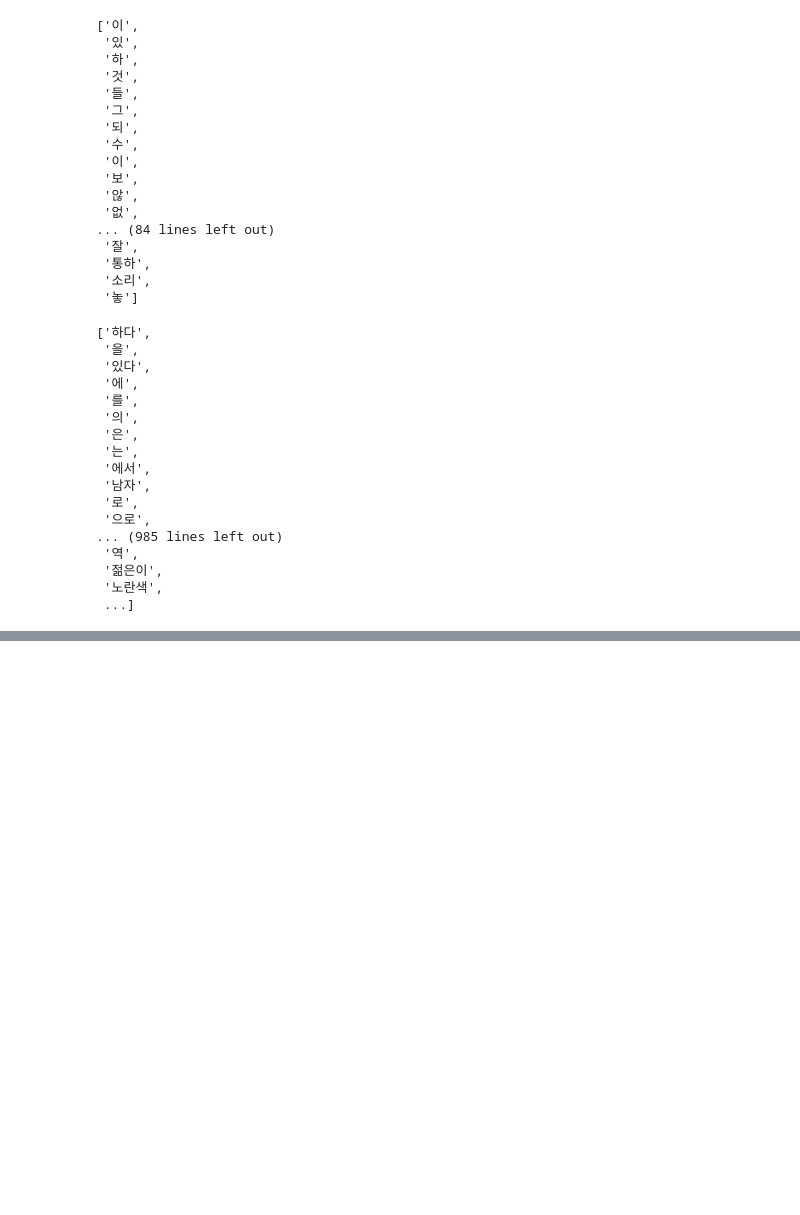
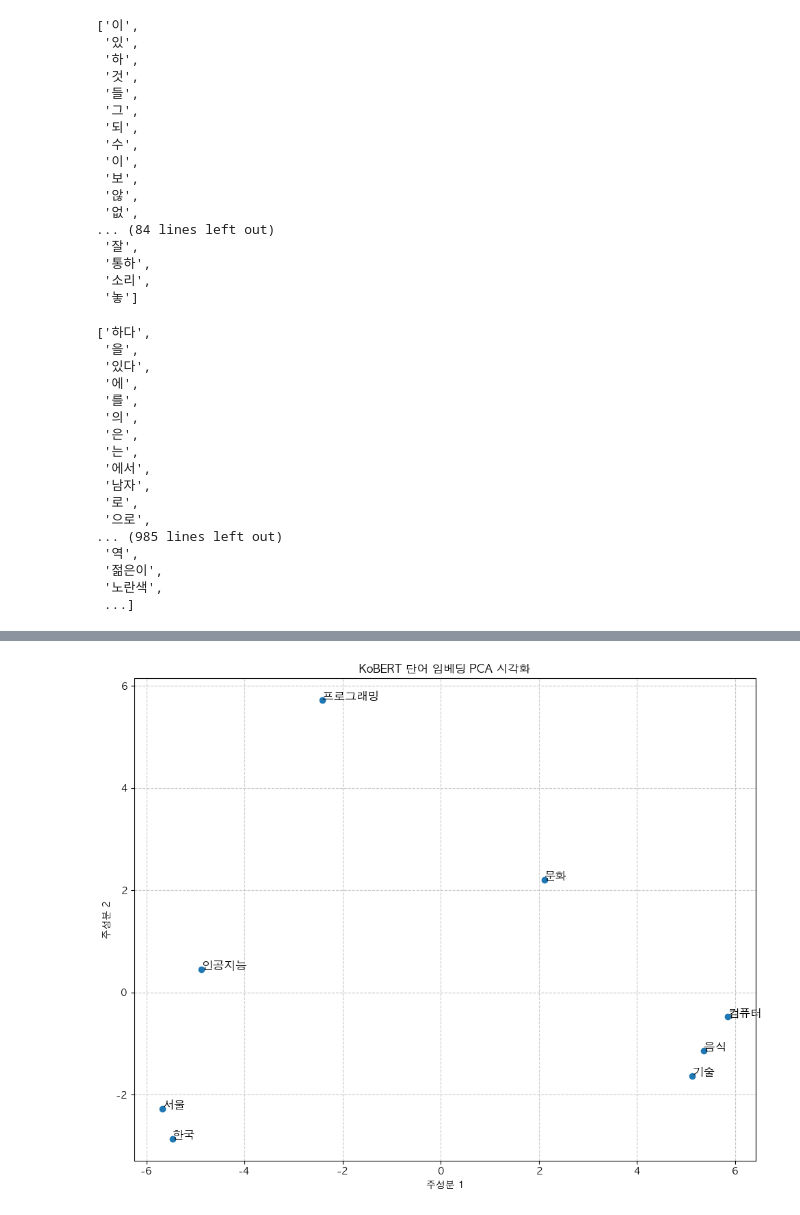
Before and after one commit to irregular6612/w2v-visualization, a Jupyter notebook: main.ipynb, the cells around one changed output, grey strips where cells are left out. Cells and saved outputs as stored; diff of their text form; code cells hidden in the pictures; blank space fills up the shorter version.

Commit message:
bert

```diff
--- a/main.ipynb
+++ b/main.ipynb
@@ -257,0 +242,17 @@ NameError: name 'df' is not defined
+# %%
+# 필요한 라이브러리 임포트
+import torch
+from transformers import BertModel
+import numpy as np
+import matplotlib.pyplot as plt
+from kobert_tokenizer import KoBERTTokenizer
+tokenizer = KoBERTTokenizer.from_pretrained('skt/kobert-base-v1', sp_model_kwargs={'nbest_size': -1, 'alpha': 0.6, 'enable_sampling': True})
+tokenizer.encode("한국어 모델을 공유합니다.")
+
+
+model = BertModel.from_pretrained('skt/kobert-base-v1')
+text = "한국어 모델을 공유합니다."
+inputs = tokenizer.batch_encode_plus([text])
+out = model(input_ids = torch.tensor(inputs['input_ids']),
+              attention_mask = torch.tensor(inputs['attention_mask']))
+out.pooler_output.shape
@@ -257,0 +284,73 @@ NameError: name 'df' is not defined
+# %%
+from sklearn.decomposition import PCA
+from sklearn.metrics.pairwise import cosine_similarity
+def get_word_embeddings(words, model, tokenizer):
+    """
+    단어 리스트에서 임베딩을 추출합니다.
+
+    Args:
+        words: 임베딩을 추출할 단어 리스트
+        model: 사전 훈련된 모델
+        tokenizer: 모델에 맞는 토크나이저
+
+    Returns:
+        단어별 임베딩 (numpy 배열)
+    """
+    model.eval()
+    word_embeddings = {}
+
+    for word in words:
+        # 토큰화
+        inputs = tokenizer(word, return_tensors="pt")
+
+        # 그래디언트 계산 없이 순전파
+        with torch.no_grad():
+            outputs = model(**inputs)
+
+        # 단어 토큰의 임베딩 추출 (첫 번째 토큰 사용)
+        # 서브워드 토크나이징으로 인해 하나의 단어가 여러 토큰으로 나뉠 수 있음
+        tokens = tokenizer.convert_ids_to_tokens(inputs['input_ids'][0])
+        token_embeddings = outputs.last_hidden_state[0].numpy()
+
+        # 첫 번째 토큰(서브워드)의 임베딩만 사용
+        # [CLS] 토큰을 제외하고 실제 단어의 첫 번째 토큰은 인덱스 1에 위치
+        word_embeddings[word] = token_embeddings[1]
+
+    return word_embeddings
+
+# 테스트할 한국어 단어들
+words = ["한국", "서울", "인공지능", "컴퓨터", "프로그래밍", "음식", "문화", "기술"]
+
+# 단어 임베딩 추출
+word_embeddings = get_word_embeddings(words, model, tokenizer)
+
+# 단어 임베딩 시각화 (2D PCA)
+word_vectors = np.array([word_embeddings[word] for word in words])
+pca = PCA(n_components=2)
+word_embeddings_2d = pca.fit_transform(word_vectors)
+
+plt.figure(figsize=(10, 8))
+plt.scatter(word_embeddings_2d[:, 0], word_embeddings_2d[:, 1], marker='o')
+
+for i, word in enumerate(words):
+    plt.annotate(word, (word_embeddings_2d[i, 0], word_embeddings_2d[i, 1]), fontsize=12)
+
+plt.title('KoBERT 단어 임베딩 PCA 시각화')
+plt.xlabel('주성분 1')
+plt.ylabel('주성분 2')
+plt.grid(True, linestyle='--', alpha=0.7)
+plt.tight_layout()
+plt.show()
+
+
+# 단어 간 유사도 계산
+word_similarity = cosine_similarity(word_vectors)
+
+# 각 단어 쌍의 유사도 출력
+print("단어 쌍 유사도:")
+for i in range(len(words)):
+    for j in range(i+1, len(words)):
+       # print(f"'{words[i]}'와(과) '{words[j]}'의 유사도: {word_similarity[i][j]:.4f}")
+       continue
+# %% [output]
+[figure, added]
```
Also changed, not shown: parts of 11 cells of this notebook, 3 other files.
